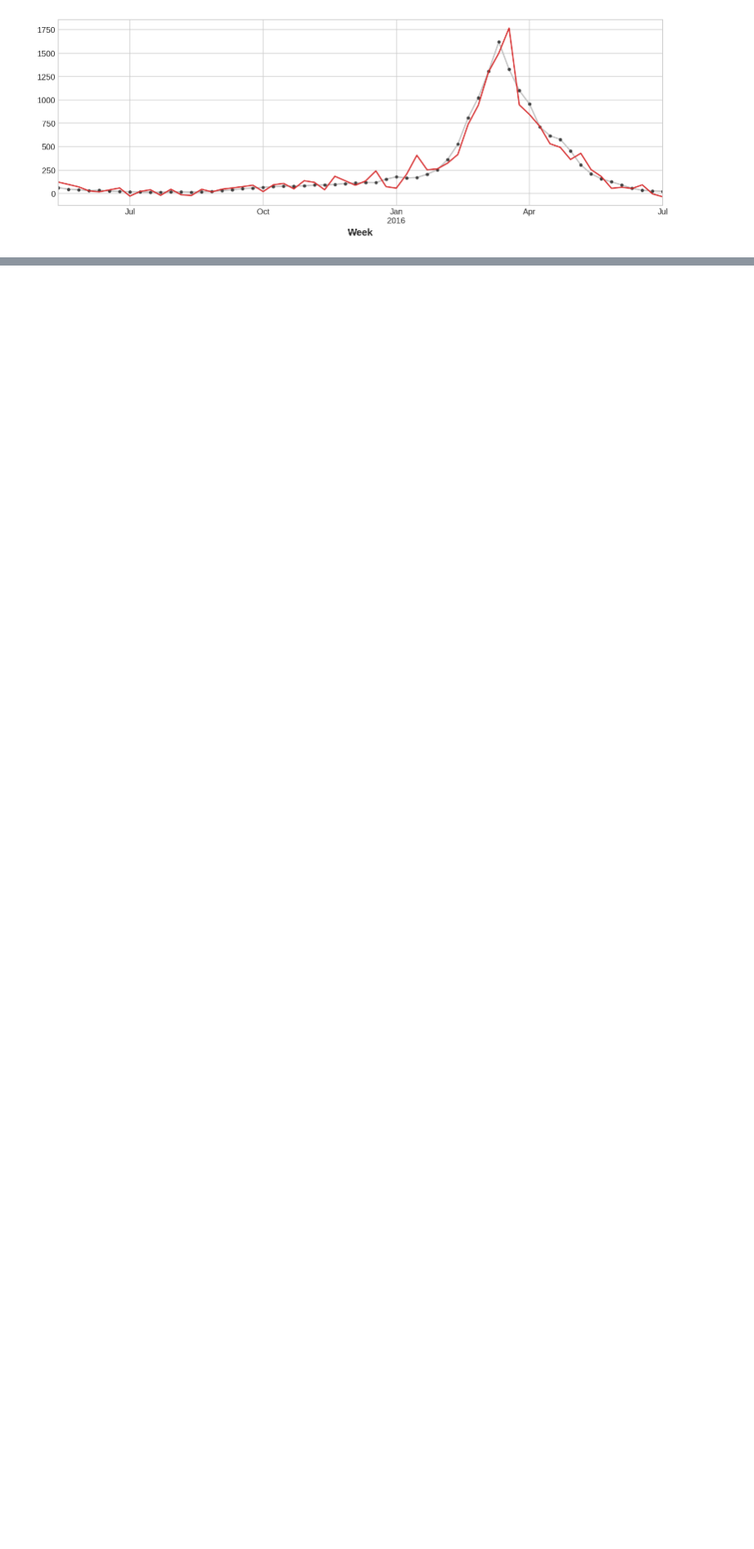
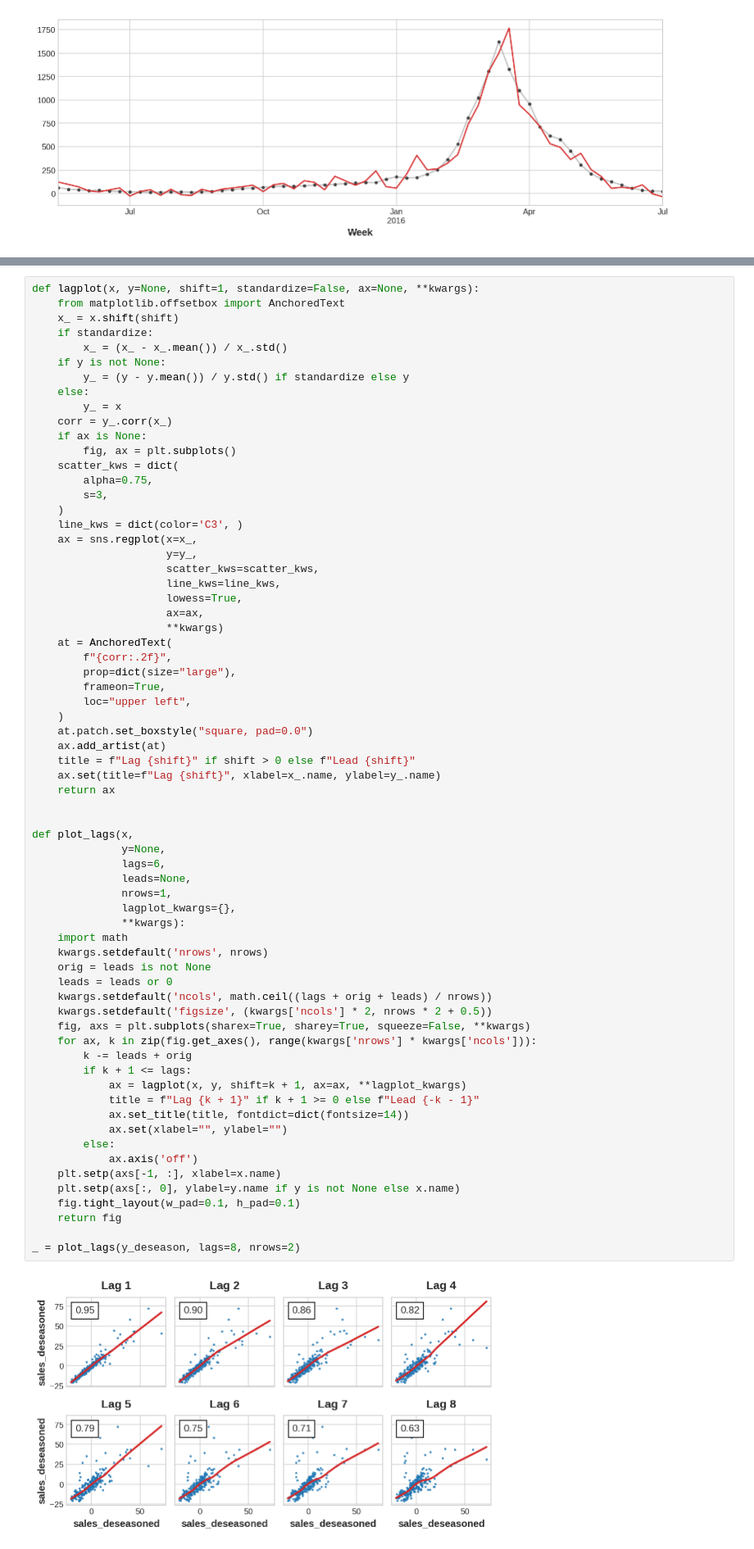
Before and after one commit to nahyeon-an/python, a Jupyter notebook: ML/time-series/TimeSeriesFeatures.ipynb, the cells around one changed output, grey strips where cells are left out. Shown at 82% size. Drawn from its saved outputs; the diff is of its cells as text; blank space fills up the shorter version.

```diff
--- a/ML/time-series/TimeSeriesFeatures.ipynb
+++ b/ML/time-series/TimeSeriesFeatures.ipynb
@@ -281,0 +452,69 @@ _ = y_fore.plot(ax=ax, color='C3')
+# %%
+def lagplot(x, y=None, shift=1, standardize=False, ax=None, **kwargs):
+    from matplotlib.offsetbox import AnchoredText
+    x_ = x.shift(shift)
+    if standardize:
+        x_ = (x_ - x_.mean()) / x_.std()
+    if y is not None:
+        y_ = (y - y.mean()) / y.std() if standardize else y
+    else:
+        y_ = x
+    corr = y_.corr(x_)
+    if ax is None:
+        fig, ax = plt.subplots()
+    scatter_kws = dict(
+        alpha=0.75,
+        s=3,
+    )
+    line_kws = dict(color='C3', )
+    ax = sns.regplot(x=x_,
+                     y=y_,
+                     scatter_kws=scatter_kws,
+                     line_kws=line_kws,
+                     lowess=True,
+                     ax=ax,
+                     **kwargs)
+    at = AnchoredText(
+        f"{corr:.2f}",
+        prop=dict(size="large"),
+        frameon=True,
+        loc="upper left",
+    )
+    at.patch.set_boxstyle("square, pad=0.0")
+    ax.add_artist(at)
+    title = f"Lag {shift}" if shift > 0 else f"Lead {shift}"
+    ax.set(title=f"Lag {shift}", xlabel=x_.name, ylabel=y_.name)
+    return ax
+
+
+def plot_lags(x,
+              y=None,
+              lags=6,
+              leads=None,
+              nrows=1,
+              lagplot_kwargs={},
+              **kwargs):
+    import math
+    kwargs.setdefault('nrows', nrows)
+    orig = leads is not None
+    leads = leads or 0
+    kwargs.setdefault('ncols', math.ceil((lags + orig + leads) / nrows))
+    kwargs.setdefault('figsize', (kwargs['ncols'] * 2, nrows * 2 + 0.5))
+    fig, axs = plt.subplots(sharex=True, sharey=True, squeeze=False, **kwargs)
+    for ax, k in zip(fig.get_axes(), range(kwargs['nrows'] * kwargs['ncols'])):
+        k -= leads + orig
+        if k + 1 <= lags:
+            ax = lagplot(x, y, shift=k + 1, ax=ax, **lagplot_kwargs)
+            title = f"Lag {k + 1}" if k + 1 >= 0 else f"Lead {-k - 1}"
+            ax.set_title(title, fontdict=dict(fontsize=14))
+            ax.set(xlabel="", ylabel="")
+        else:
+            ax.axis('off')
+    plt.setp(axs[-1, :], xlabel=x.name)
+    plt.setp(axs[:, 0], ylabel=y.name if y is not None else x.name)
+    fig.tight_layout(w_pad=0.1, h_pad=0.1)
+    return fig
+
+_ = plot_lags(y_deseason, lags=8, nrows=2)
+# %% [output]
+[figure, added]
```
Also changed, not shown: parts of 46 cells of this notebook.
